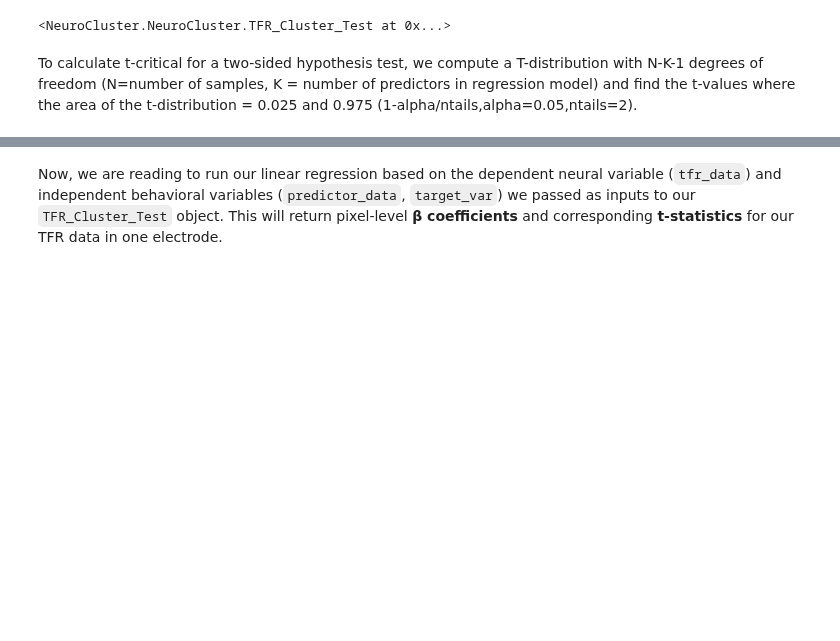
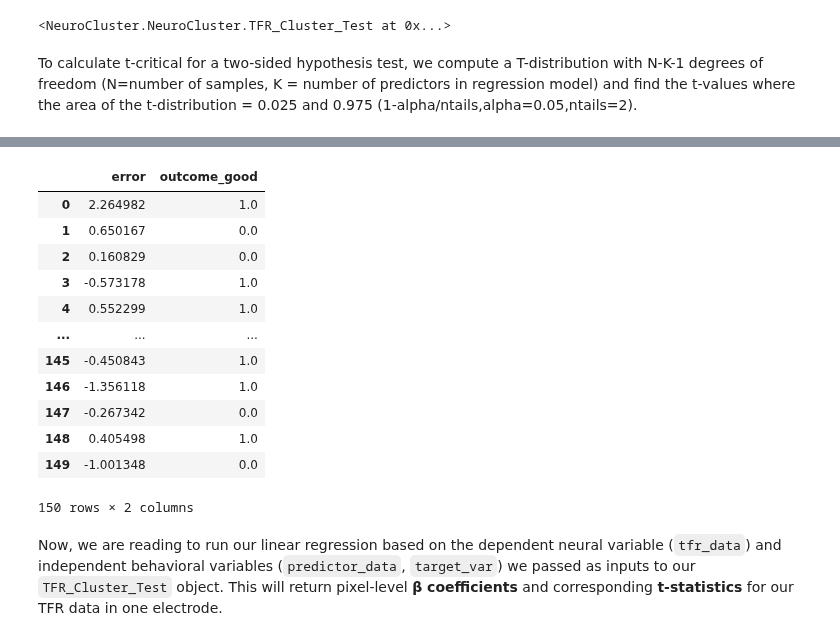
Before and after one commit to aliefink/NeuroCluster, a Jupyter notebook: notebooks/NeuroCluster_template.ipynb, the cells around one changed output, grey strips where cells are left out. Cells and saved outputs as stored; diff of their text form; code cells hidden in the pictures; blank space fills up the shorter version.

```diff
--- a/notebooks/NeuroCluster_template.ipynb
+++ b/notebooks/NeuroCluster_template.ipynb
@@ -169,3 +166,19 @@ NeuroCluster.plotting_utils.plot_tcritical(cluster_test)
+# %%
+pd.get_dummies(predictor_data,drop_first=True, dtype=float)
+# %% [output]
+|  | error | outcome_good |
+| 0 | 2.264982 | 1.0 |
+| 1 | 0.650167 | 0.0 |
+| 2 | 0.160829 | 0.0 |
+| 3 | -0.573178 | 1.0 |
+| 4 | 0.552299 | 1.0 |
+| ... | ... | ... |
+| 145 | -0.450843 | 1.0 |
+| 146 | -1.356118 | 1.0 |
+| 147 | -0.267342 | 0.0 |
+| 148 | 0.405498 | 1.0 |
+| 149 | -1.001348 | 0.0 |
+150 rows × 2 columns
 # %% [markdown]
 Now, we are reading to run our linear regression based on the dependent neural variable (`tfr_data`) and independent behavioral variables (`predictor_data`, `target_var`) we passed as inputs to our `TFR_Cluster_Test` object. This will return pixel-level **β coefficients** and corresponding **t-statistics** for our TFR data in one electrode.
 # %%
```
Also changed, not shown: parts of 4 cells of this notebook, 5 other files.
